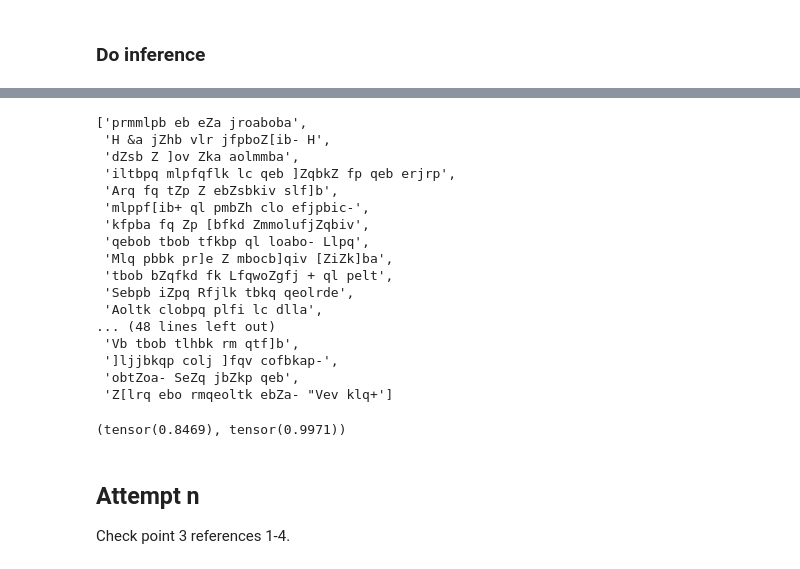
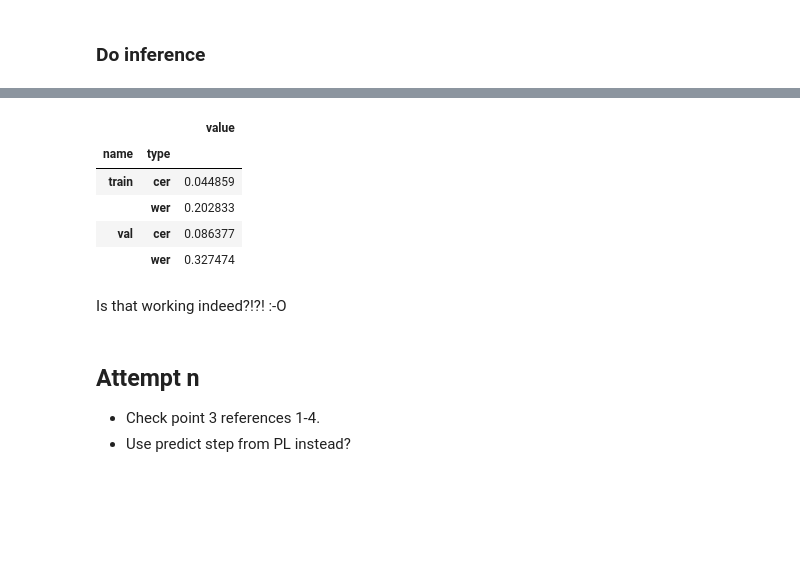
Before and after one commit to PellelNitram/OnlineHTR, a Jupyter notebook: src/2024-03-26_inference_experiments.ipynb, the cells around one changed output, grey strips where cells are left out. Saved outputs shown, nothing was run; the diff lists cells and outputs as text; code cells hidden in the pictures; blank space fills up the shorter version.

```diff
--- a/src/2024-03-26_inference_experiments.ipynb
+++ b/src/2024-03-26_inference_experiments.ipynb
@@ -151,6 +154,14 @@ OrderedDict([('net.lstm_stack.weight_ih_l0',
 Based on [this](https://lightning.ai/docs/pytorch/stable/common/checkpointing_basic.html#nn-module-from-checkpoint) and [that](https://pytorch.org/tutorials/recipes/recipes/saving_and_loading_a_general_checkpoint.html).
 
 ### Load model
+# %%
+BASE_PATH = Path('../logs/train/multiruns/2024-03-28_11-36-50/0')
+CHECKPOINT_PATH = BASE_PATH / 'checkpoints/epoch000999.ckpt'
+# THey do not work somehow!
+
+# Next, I investigate a run that performs relatively well according to TensorBoard log
+BASE_PATH = Path('../logs/train/multiruns/2024-03-28_11-36-50/0')
+CHECKPOINT_PATH = BASE_PATH / 'checkpoints/epoch000649.ckpt'
 # %%
 checkpoint = torch.load(CHECKPOINT_PATH)
 print(checkpoint.keys())
@@ -193,14 +214,11 @@ dm = IAMOnDBDataModule(
     num_workers=4,
     pin_memory=True,
     # limit=200,
-    limit=3000,
+    limit=-1,
     transform='carbune2020_xyn',
 )
 dm.setup()
-dl = dm.val_dataloader()
+dl_val = dm.val_dataloader()
+dl_train = dm.train_dataloader()
-# %%
-for _ in range(3):
-    sample_batched = next(iter(dl))
-batch = sample_batched
 # %% [markdown]
 ### Do inference
@@ -278,20 +261,0 @@ for i_batch in range(log_softmax.shape[1]):
-# %%
-labels
-# %% [output]
-['prmmlpb eb eZa jroaboba',
- 'H &a jZhb vlr jfpboZ[ib- H',
- 'dZsb Z ]ov Zka aolmmba',
- 'iltbpq mlpfqflk lc qeb ]ZqbkZ fp qeb erjrp',
- 'Arq fq tZp Z ebZsbkiv slf]b',
- 'mlppf[ib+ ql pmbZh clo efjpbic-',
- 'kfpba fq Zp [bfkd ZmmolufjZqbiv',
- 'qebob tbob tfkbp ql loabo- Llpq',
- 'Mlq pbbk pr]e Z mbocb]qiv [ZiZk]ba',
- 'tbob bZqfkd fk LfqwoZgfj + ql pelt',
- 'Sebpb iZpq Rfjlk tbkq qeolrde',
- 'Aoltk clobpq plfi lc dlla',
-... (48 lines left out)
- 'Vb tbob tlhbk rm qtf]b',
- ']ljjbkqp colj ]fqv cofbkap-',
- 'obtZoa- SeZq jbZkp qeb',
- 'Z[lrq ebo rmqeoltk ebZa- "Vev klq+']
@@ -301,8 +262,16 @@ wer = word_error_rate(preds=decoded_texts, target=labels)
-# %%
-cer, wer
-# %% [output]
-(tensor(0.8469), tensor(0.9971))
+# %%
+df.groupby(['name', 'type']).mean()
+# %% [output]
+|  |  | value |
+| name | type |  |
+| train | cer | 0.044859 |
+|  | wer | 0.202833 |
+| val | cer | 0.086377 |
+|  | wer | 0.327474 |
+# %% [markdown]
+Is that working indeed?!?! :-O
 # %% [markdown]
 ## Attempt n
 
-Check point 3 references 1-4.
+- Check point 3 references 1-4.
+- Use predict step from PL instead?
```
Also changed, not shown: parts of 18 cells of this notebook.
